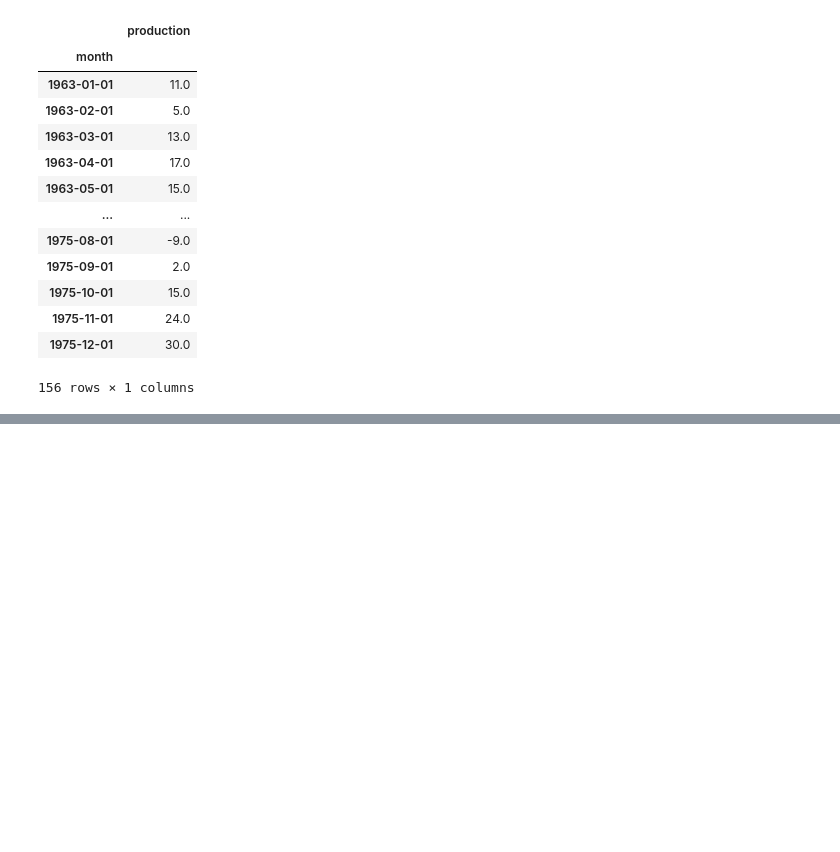
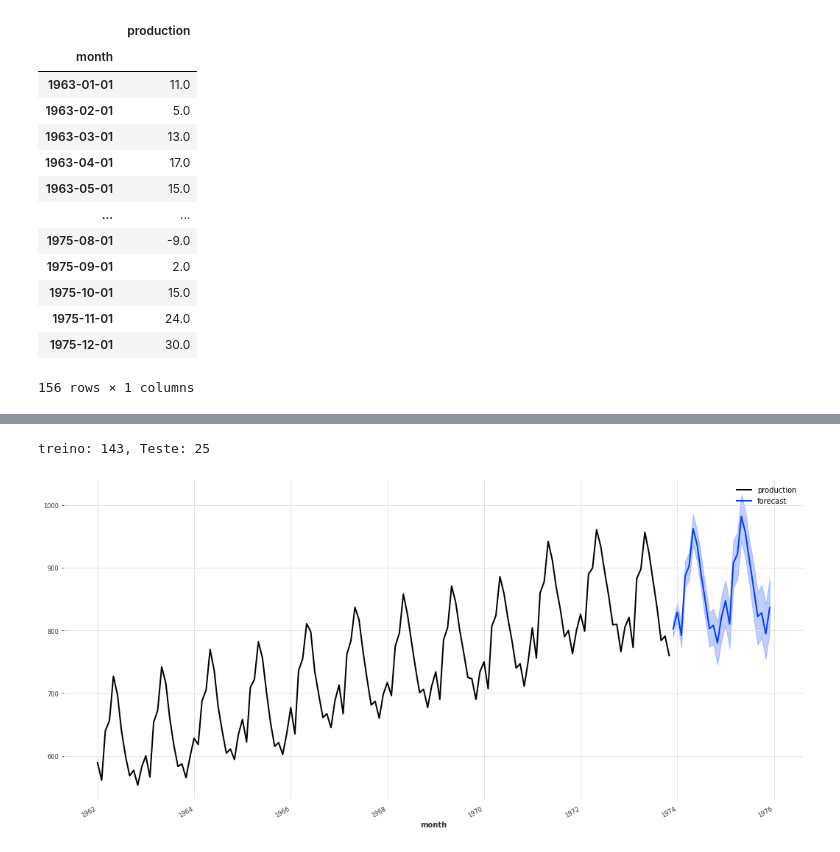
Before and after one commit to rivaldo/Time-Series-Analysis-with-Python-Cookbook-main-cesar, a Jupyter notebook: code/cap11_bidu/cap11.ipynb, the cells around one changed output, grey strips where cells are left out. Saved outputs shown, nothing was run; the diff lists cells and outputs as text; code cells hidden in the pictures; blank space fills up the shorter version.

```diff
--- a/code/cap11_bidu/cap11.ipynb
+++ b/code/cap11_bidu/cap11.ipynb
@@ -138,0 +271,15 @@ plt.show()
+# %%
+model = ExponentialSmoothing(seasonal_periods=12);
+ts = TimeSeries.from_dataframe(milk.reset_index(),
+                               time_col='month',
+                               value_cols='production',
+                               freq='MS')
+# %%
+train, test = split_data(ts, 0.15);
+model.fit(train);
+forecast = model.predict(len(test), num_samples=100);
+train.plot();
+forecast.plot(label='forecast', low_quantile=0.05, high_quantile=0.95)
+# %% [output]
+treino: 143, Teste: 25
+[figure, added]
```
Also changed, not shown: parts of 21 cells of this notebook, 2 other files.
